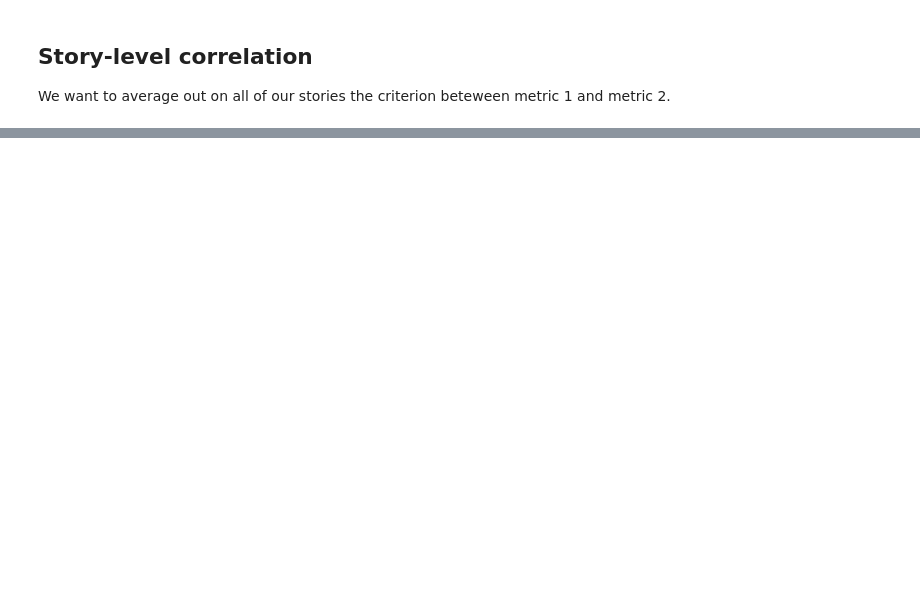
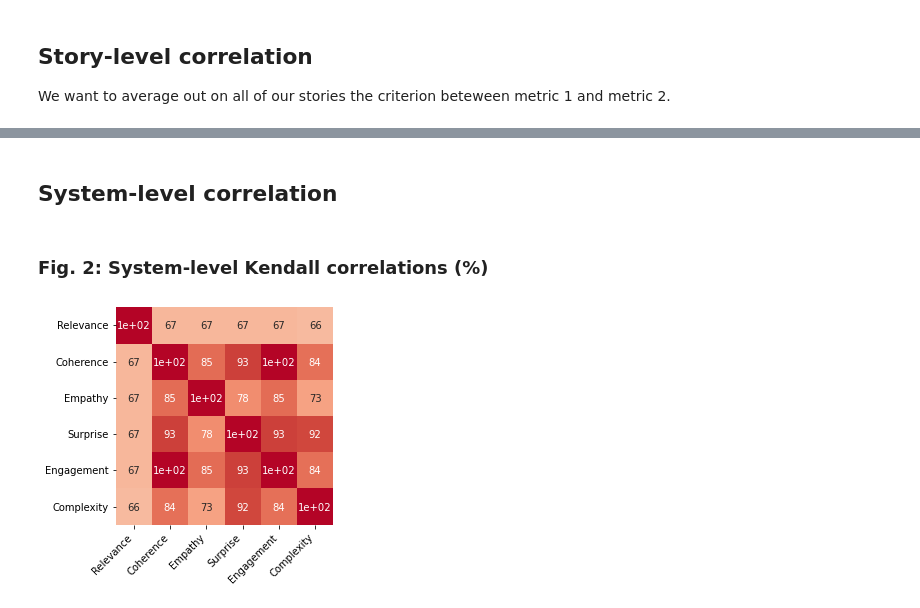
Before and after one commit to CamilleCoustaury/NLP-ENSAE-3A-Sujet4, a Jupyter notebook: data_visualization.ipynb, the cells around one changed output, grey strips where cells are left out. Cells and saved outputs as stored; diff of their text form; code cells hidden in the pictures; blank space fills up the shorter version.

```diff
--- a/data_visualization.ipynb
+++ b/data_visualization.ipynb
@@ -74,2 +44,0 @@ We indeed have the relevance metric for 96 stories.
-# %%
-len(json.loads(relevance_data_human.tolist()[0][0]))
@@ -219,0 +197,10 @@ array([[2.66666667, 4.        , 4.33333333, ..., 3.        , 3.66666667,
+# %%
+N=len(human_scores)
+
+data4=data_scores[human_scores]
+
+means=np.zeros((11, N))
+for i in range(N):
+    for j in range(11):
+        means[j,i]=np.mean(json.loads((data4[human_scores[i]].tolist())[j]))
+means
@@ -219,0 +225,2 @@ array([[2.66666667, 4.        , 4.33333333, ..., 3.        , 3.66666667,
+# %% [markdown]
+## System-level correlation
@@ -219,0 +273,8 @@ array([[2.66666667, 4.        , 4.33333333, ..., 3.        , 3.66666667,
+# %% [markdown]
+### Fig. 2: System-level Kendall correlations (%)
+# %%
+human_scores=['Relevance', 'Coherence', 'Empathy', 'Surprise', 'Engagement', 'Complexity']
+
+system_level_plot(human_scores,human_scores, 'kendall', (4,4) )
+# %% [output]
+[figure, added]
```
Also changed, not shown: parts of 39 cells of this notebook.
